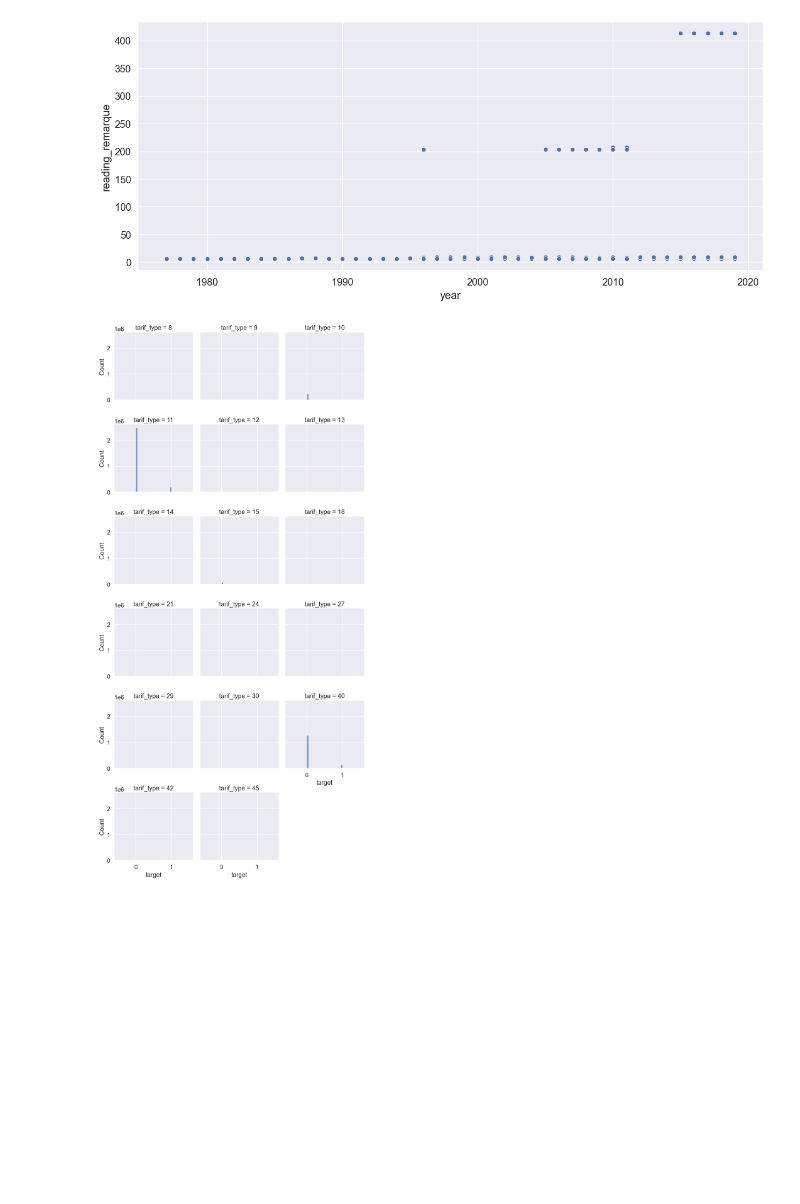
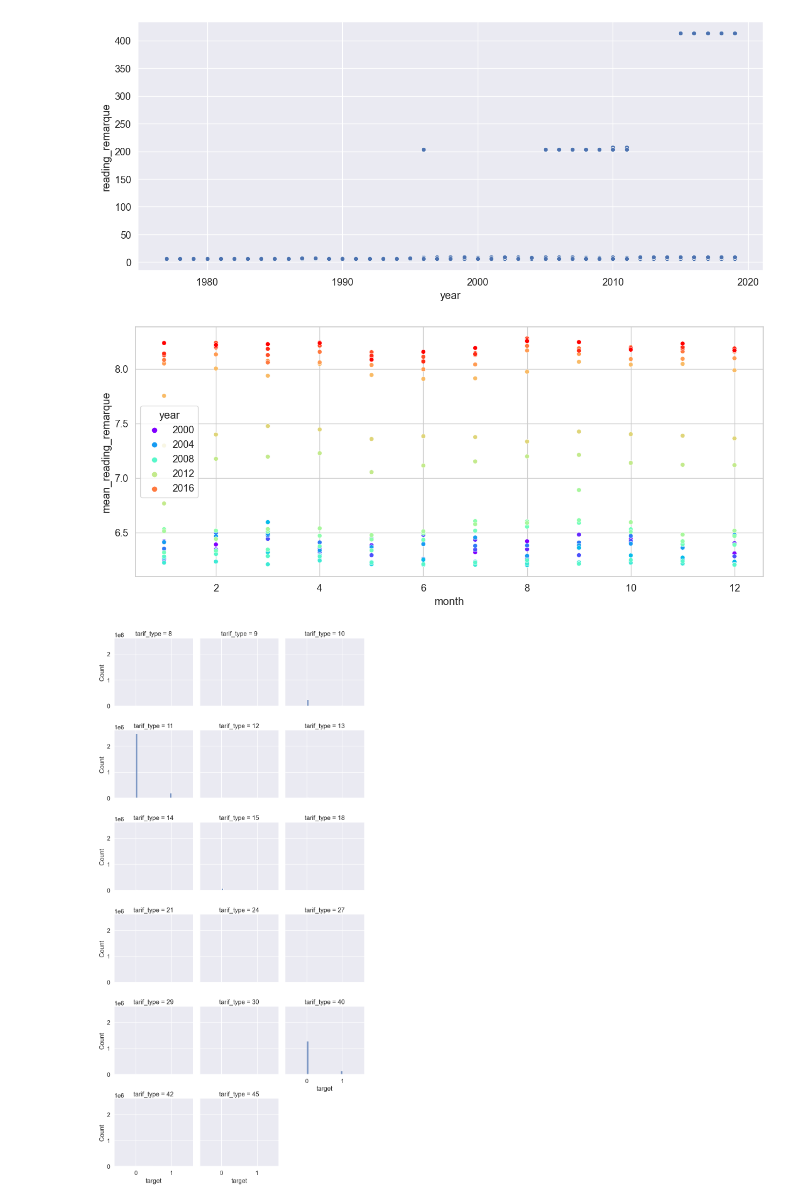
Before and after one commit to tomduese/ds-fraud-detection, a Jupyter notebook: fraud_detection.ipynb, the cells around one changed output. Saved outputs shown, nothing was run; the diff lists cells and outputs as text; code cells hidden in the pictures; blank space fills up the shorter version.

```diff
--- a/fraud_detection.ipynb
+++ b/fraud_detection.ipynb
@@ -536,6 +533,25 @@ sns.scatterplot(data=merged_df_train, x='year', y='reading_remarque')
 plt.show()
 # %% [output]
 [figure]
+# %%
+# Extract month and year from invoice_date column
+merged_df_train['year'] = merged_df_train['invoice_date'].dt.year
+merged_df_train['month'] = merged_df_train['invoice_date'].dt.month
+
+# Filter the data for years 2000 to 2019
+merged_df_train = merged_df_train[(merged_df_train['year'] >= 2000) & (merged_df_train['year'] <= 2019)]
+
+# Group the data by month and year, and calculate the mean reading_remarque value for each group
+df_month_year = merged_df_train.groupby(['year', 'month'])['reading_remarque'].mean().reset_index(name='mean_reading_remarque')
+
+# Create scatter plot
+fig, ax = plt.subplots(figsize=(15, 6))
+sns.scatterplot(data=df_month_year, x='month', y='mean_reading_remarque', hue='year', palette='rainbow')
+
+# Show the plot
+plt.show()
+# %% [output]
+[figure, added]
 # %%
 
 # Create a FacetGrid object
```
Also changed, not shown: parts of 2 cells of this notebook.
